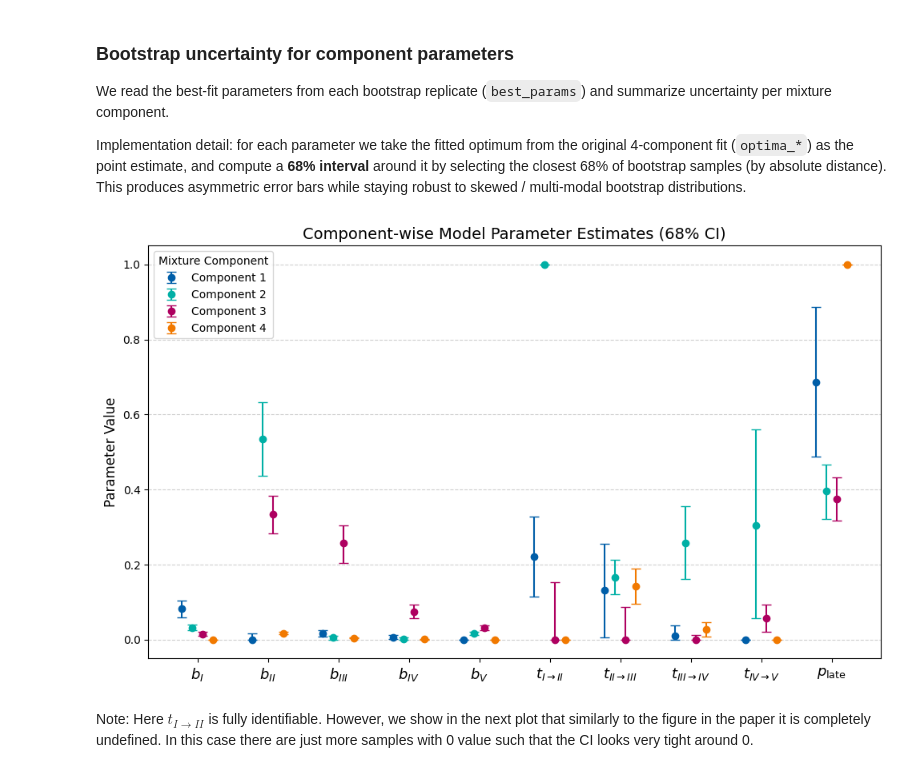
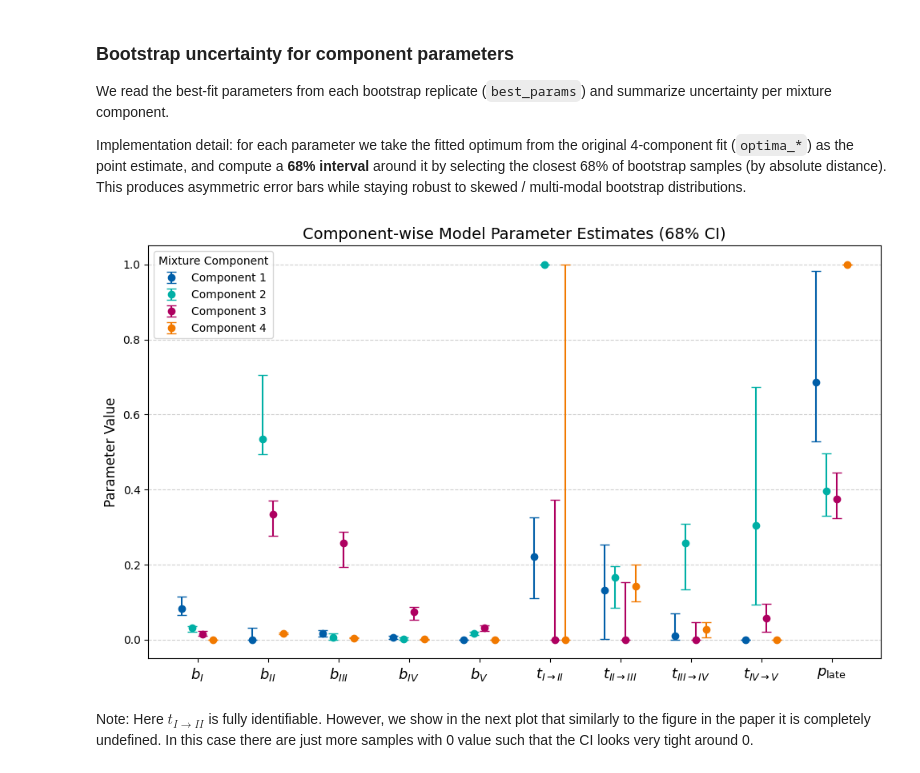
Before and after one commit to YoelPH/lymixference, a Jupyter notebook: 4_comp_evaluation.ipynb, the cells around one changed output. Cells and saved outputs as stored; diff of their text form; code cells hidden in the pictures.

```diff
--- a/4_comp_evaluation.ipynb
+++ b/4_comp_evaluation.ipynb
@@ -78,7 +78,7 @@ mixture.set_distribution("early", binom_pmf(np.arange(11), 10, 0.3))
 mixture.set_distribution("late", late_binomial)
 mixture.set_modality("max_llh", 1., 1.)
 # %%
-initial_params = pd.read_csv('histories/4/original_fit/optimal_params.csv', index_col=0)["value"].to_dict()
+initial_params = pd.read_csv('histories_precomputed/4/original_fit/optimal_params.csv', index_col=0)["value"].to_dict()
 mixture.set_params(**initial_params)
 mixture.get_mixture_coefs()
 # %% [output]
@@ -91,7 +91,7 @@ mixture.get_mixture_coefs()
 best_params = []
 for index in range(200):
     file_prefix = f"dataset_{index}"
-    best_params.append(pd.read_csv(f"histories/4/resampling/optimal_params/{file_prefix}_optimal_params.csv", index_col=0)["value"].to_dict())
+    best_params.append(pd.read_csv(f"histories_precomputed/4/resampling/optimal_params/{file_prefix}_optimal_params.csv", index_col=0)["value"].to_dict())
 # %% [markdown]
 ### Bootstrap uncertainty for component parameters
 We read the best-fit parameters from each bootstrap replicate (`best_params`) and summarize uncertainty per mixture component.
@@ -119,12 +119,12 @@ labels = [r'$b_I$', r'$b_{II}$', r'$b_{III}$', r'$b_{IV}$', r'$b_{V}$',
 usz_colors = [usz_blue, usz_green, usz_red, usz_orange]
 
 # Compute stats for each component
-def get_stats(keys, best_params, optima = None, percentile_range=0.68):
+def get_stats(keys, best_params_list, optima = None, equal_tailed = True, percentile_range=0.68):
     means = []
     lower_errors = []
     upper_errors = []
     for index, key in enumerate(keys):
-        values = np.array([bp[key] for bp in best_params])
+        values = np.array([bp[key] for bp in best_params_list])
         values = sorted(values)
         n_values = len(values)
         n_within_range = int(np.ceil(percentile_range * n_values))
@@ -132,14 +132,27 @@ def get_stats(keys, best_params, optima = None, percentile_range=0.68):
             mean = optima[index]
         else:
             mean = np.mean(values)
-        distances = [abs(v - mean) for v in values]
-        sorted_indices = np.argsort(distances)
-        closest_indices = sorted_indices[:n_within_range]
-        # Extract the 68% range
-        percentile_values = [values[i] for i in closest_indices]
-        percentile_values.sort()
-        low_err = max(mean - min(percentile_values), 0)
-        high_err = max(max(percentile_values) - mean, 0)
+        if equal_tailed:
+            # Equal-tailed percentile interval:
+            # 68% -> 16th and 84th percentiles
+            tail_probability = (1.0 - percentile_range) / 2.0
+            lower_bound, upper_bound = np.quantile(
+                values,
+                [tail_probability, 1.0 - tail_probability],
+            )
+            low_err = max(mean - lower_bound, 0)
+            high_err = max(upper_bound - mean, 0)
+        else:
+            # Legacy interval: retain the sampled values closest
+            # to the point estimate.
+            distances = [abs(v - mean) for v in values]
+            sorted_indices = np.argsort(distances)
+            closest_indices = sorted_indices[:n_within_range]
+            # Extract the 68% range
+            percentile_values = [values[i] for i in closest_indices]
+            percentile_values.sort()
+            low_err = max(mean - min(percentile_values), 0)
+            high_err = max(max(percentile_values) - mean, 0)
         means.append(mean)
         lower_errors.append(low_err)
         upper_errors.append(high_err)
@@ -151,34 +164,34 @@ optima_1 = [mixture.get_params()[key] for key in keys_1]
 optima_2 = [mixture.get_params()[key] for key in keys_2]
 optima_3 = [mixture.get_params()[key] for key in keys_3]
 
 # Compute statistics
 means_all = []
 yerrs_all = []
 keys_all = [keys_3, keys_1, keys_2, keys_0]
 optima_all = [optima_3, optima_1, optima_2, optima_0]
 for k, o in zip(keys_all, optima_all):
     means, yerr = get_stats(k, best_params, o)
     means_all.append(means)
     yerrs_all.append(yerr)
 
 # Plot
 plt.figure(figsize=(10, 6))
 x = np.arange(len(keys_0))
 for i, (means, yerr) in enumerate(zip(means_all, yerrs_all)):
     plt.errorbar(x + (i - 1.5) * 0.15, means, yerr=yerr,
                  fmt='o', color=usz_colors[i], ecolor=usz_colors[i],
                  capsize=4, markersize=6, label=f'Component {i+1}')
 
 plt.xticks(x, labels, fontsize=13)
 plt.ylabel('Parameter Value', fontsize=12)
 plt.title('Component-wise Model Parameter Estimates (68% CI)', fontsize=14)
 plt.grid(axis='y', linestyle='--', alpha=0.6)
 plt.legend(fontsize=10, title='Mixture Component')
 plt.tight_layout()
 # plt.savefig('all_params_optima_credibility_interval.pdf')
 plt.show()
 # %% [output]
-[figure, old version]
+[figure, new version]
 # %% [markdown]
 Note: Here $t_{I \rightarrow II}$ is fully identifiable. However, we show in the next plot that similarly to the figure in the paper it is completely undefined. In this case there are just more samples with 0 value such that the CI looks very tight around 0.
 # %%
```
Also changed, not shown: parts of 32 cells of this notebook.
